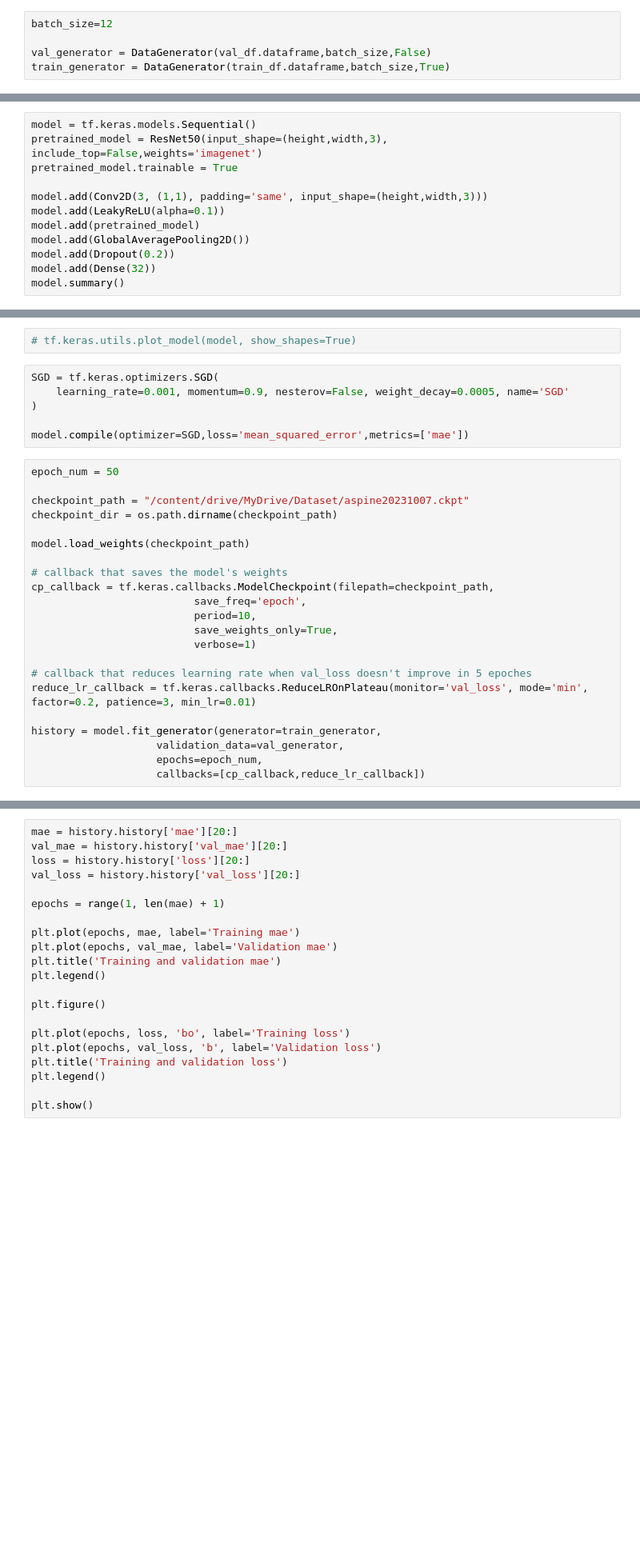
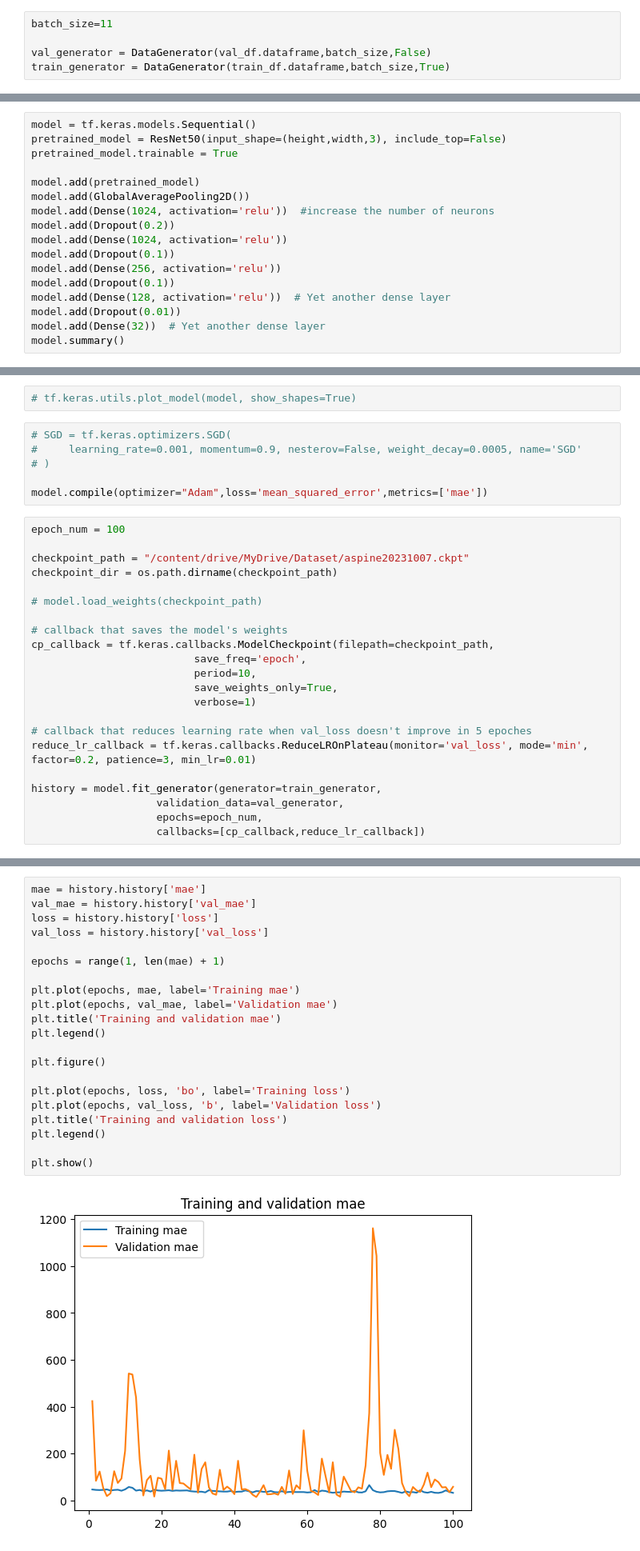
Before and after one commit to gibsonx/tf_skeleton, a Jupyter notebook: tf_keypoint_colab_resnet50.ipynb, the cells around one changed output, grey strips where cells are left out. Shown: that part at 80% size. Saved outputs shown, nothing was run; the diff lists cells and outputs as text; blank space fills up the shorter version.

```diff
--- a/tf_keypoint_colab_resnet50.ipynb
+++ b/tf_keypoint_colab_resnet50.ipynb
@@ -224,7 +224,7 @@ creating index...
 index created!
 image size has been set to 1000 x 560
 # %%
-batch_size=12
+batch_size=11
 
 val_generator = DataGenerator(val_df.dataframe,batch_size,False)
 train_generator = DataGenerator(train_df.dataframe,batch_size,True)
@@ -280,14 +280,19 @@ show_tran_image(X,Y)
 Build Model
 # %%
 model = tf.keras.models.Sequential()
-pretrained_model = ResNet50(input_shape=(height,width,3), include_top=False,weights='imagenet')
+pretrained_model = ResNet50(input_shape=(height,width,3), include_top=False)
 pretrained_model.trainable = True
 
-model.add(Conv2D(3, (1,1), padding='same', input_shape=(height,width,3)))
-model.add(LeakyReLU(alpha=0.1))
 model.add(pretrained_model)
 model.add(GlobalAveragePooling2D())
+model.add(Dense(1024, activation='relu'))  #increase the number of neurons
 model.add(Dropout(0.2))
-model.add(Dense(32))
+model.add(Dense(1024, activation='relu'))
+model.add(Dropout(0.1))
+model.add(Dense(256, activation='relu'))
+model.add(Dropout(0.1))
+model.add(Dense(128, activation='relu'))  # Yet another dense layer
+model.add(Dropout(0.01))
+model.add(Dense(32))  # Yet another dense layer
 model.summary()
 # %% [output]
@@ -311,18 +316,18 @@ _________________________________________________________________
 # %%
 # tf.keras.utils.plot_model(model, show_shapes=True)
 # %%
-SGD = tf.keras.optimizers.SGD(
-    learning_rate=0.001, momentum=0.9, nesterov=False, weight_decay=0.0005, name='SGD'
-)
+# SGD = tf.keras.optimizers.SGD(
+#     learning_rate=0.001, momentum=0.9, nesterov=False, weight_decay=0.0005, name='SGD'
+# )
 
-model.compile(optimizer=SGD,loss='mean_squared_error',metrics=['mae'])
+model.compile(optimizer="Adam",loss='mean_squared_error',metrics=['mae'])
 # %%
-epoch_num = 50
+epoch_num = 100
 
 checkpoint_path = "/content/drive/MyDrive/Dataset/aspine20231007.ckpt"
 checkpoint_dir = os.path.dirname(checkpoint_path)
 
-model.load_weights(checkpoint_path)
+# model.load_weights(checkpoint_path)
 
 # callback that saves the model's weights
 cp_callback = tf.keras.callbacks.ModelCheckpoint(filepath=checkpoint_path,
@@ -360,21 +365,23 @@ Epoch 43/50
 # %%
-mae = history.history['mae'][20:]
-val_mae = history.history['val_mae'][20:]
-loss = history.history['loss'][20:]
-val_loss = history.history['val_loss'][20:]
+mae = history.history['mae']
+val_mae = history.history['val_mae']
+loss = history.history['loss']
+val_loss = history.history['val_loss']
 
 epochs = range(1, len(mae) + 1)
 
 plt.plot(epochs, mae, label='Training mae')
 plt.plot(epochs, val_mae, label='Validation mae')
 plt.title('Training and validation mae')
 plt.legend()
 
 plt.figure()
 
 plt.plot(epochs, loss, 'bo', label='Training loss')
 plt.plot(epochs, val_loss, 'b', label='Validation loss')
 plt.title('Training and validation loss')
 plt.legend()
 
 plt.show()
+# %% [output]
+[figure, added]
```
Also changed, not shown: parts of 8 cells of this notebook.
